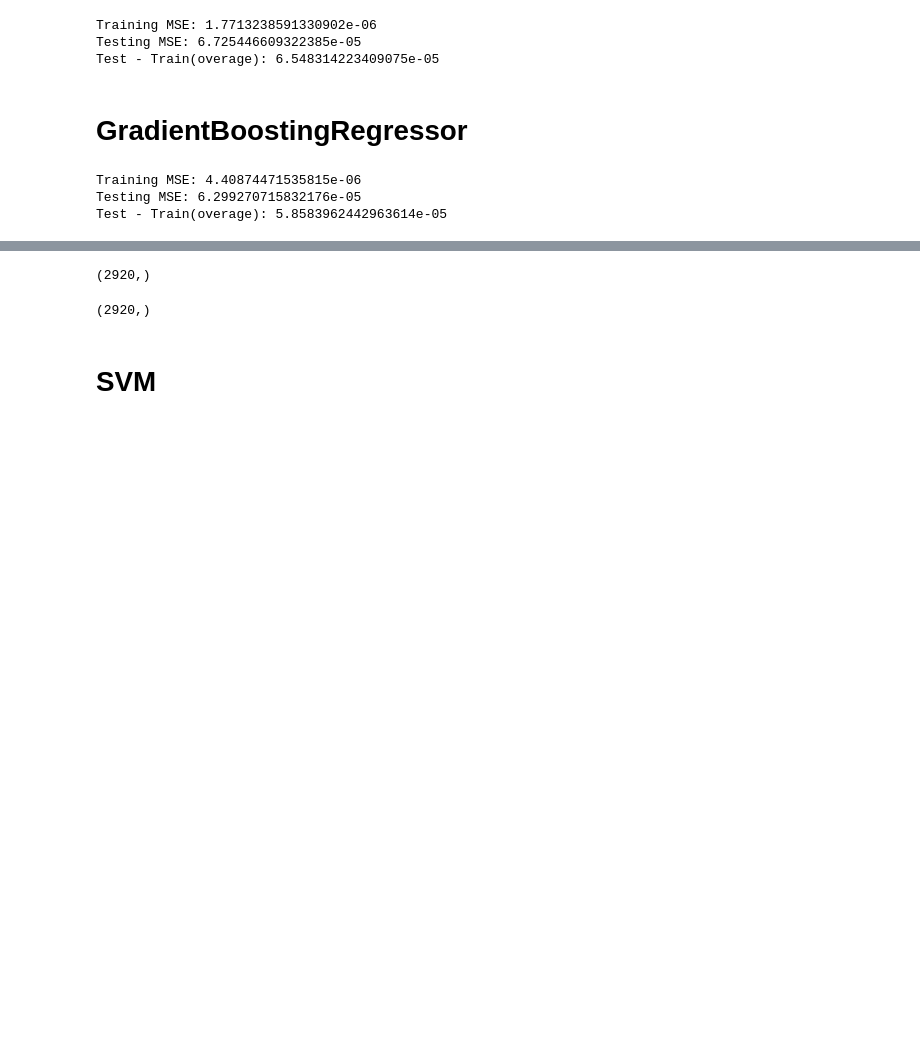
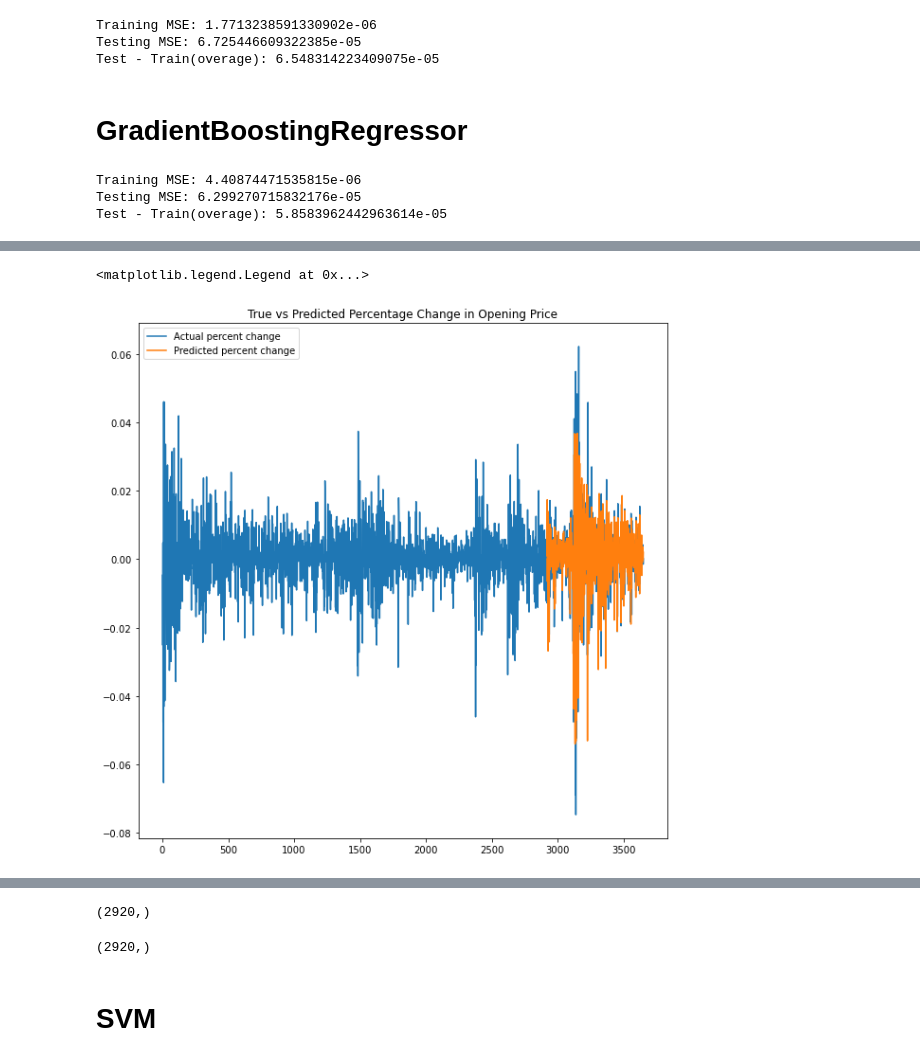
Before and after one commit to plarkin13/stock_prediction_sentiment, a Jupyter notebook: tanveer/regression_models.ipynb, the cells around one changed output, grey strips where cells are left out. Saved outputs shown, nothing was run; the diff lists cells and outputs as text; code cells hidden in the pictures; blank space fills up the shorter version.

```diff
--- a/tanveer/regression_models.ipynb
+++ b/tanveer/regression_models.ipynb
@@ -190,0 +311,9 @@ Test - Train(overage): 5.8583962442963614e-05
+# %%
+plt.figure(figsize=(10,10))
+plt.plot(df_preds['Open_pct'],label='Actual percent change')
+plt.plot(df_preds['Predictions'][-len(preds):],label='Predicted percent change')
+plt.title('True vs Predicted Percentage Change in Opening Price')
+plt.legend()
+# %% [output]
+<matplotlib.legend.Legend at 0x...>
+[figure, added]
```
Also changed, not shown: parts of 26 cells of this notebook, 5 other files.
